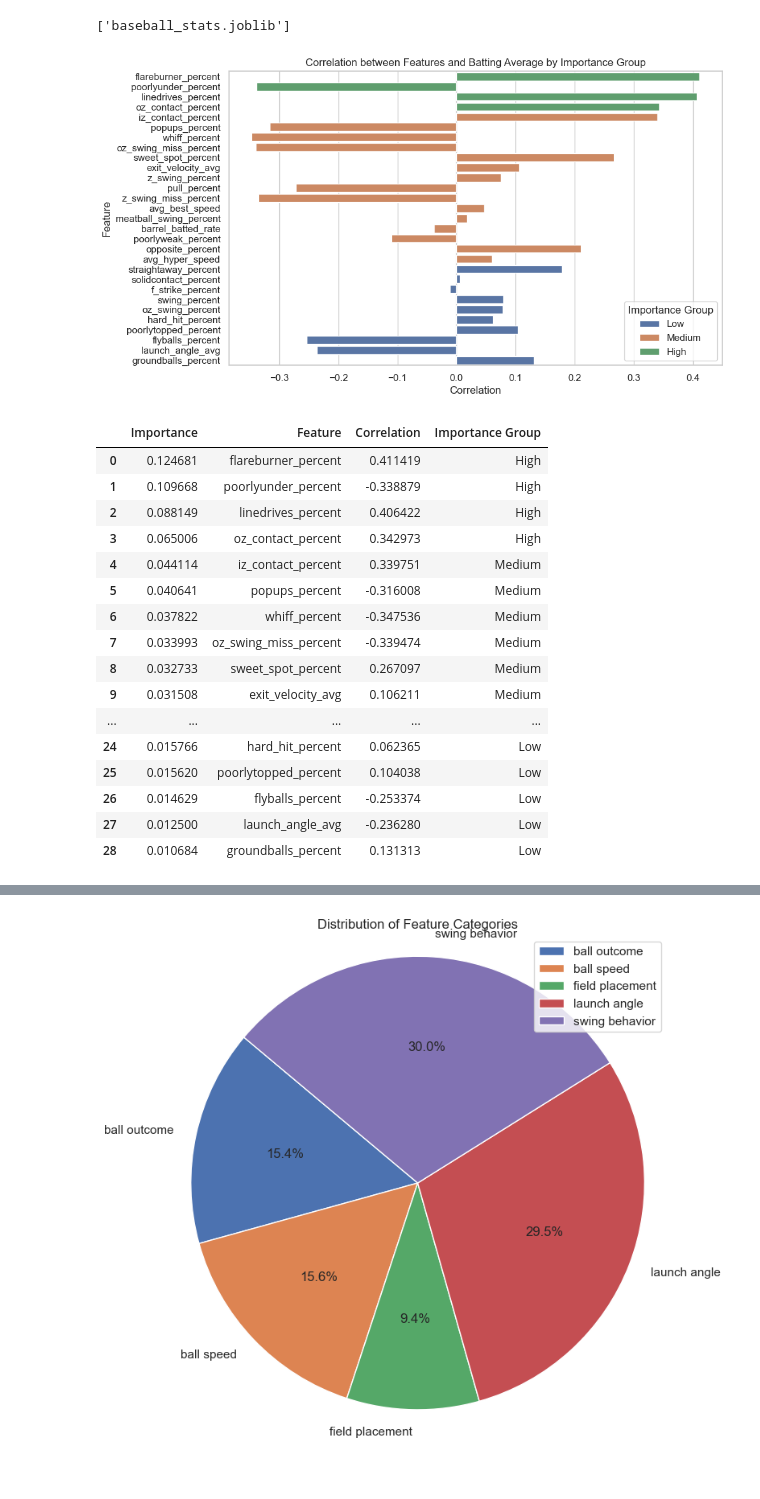
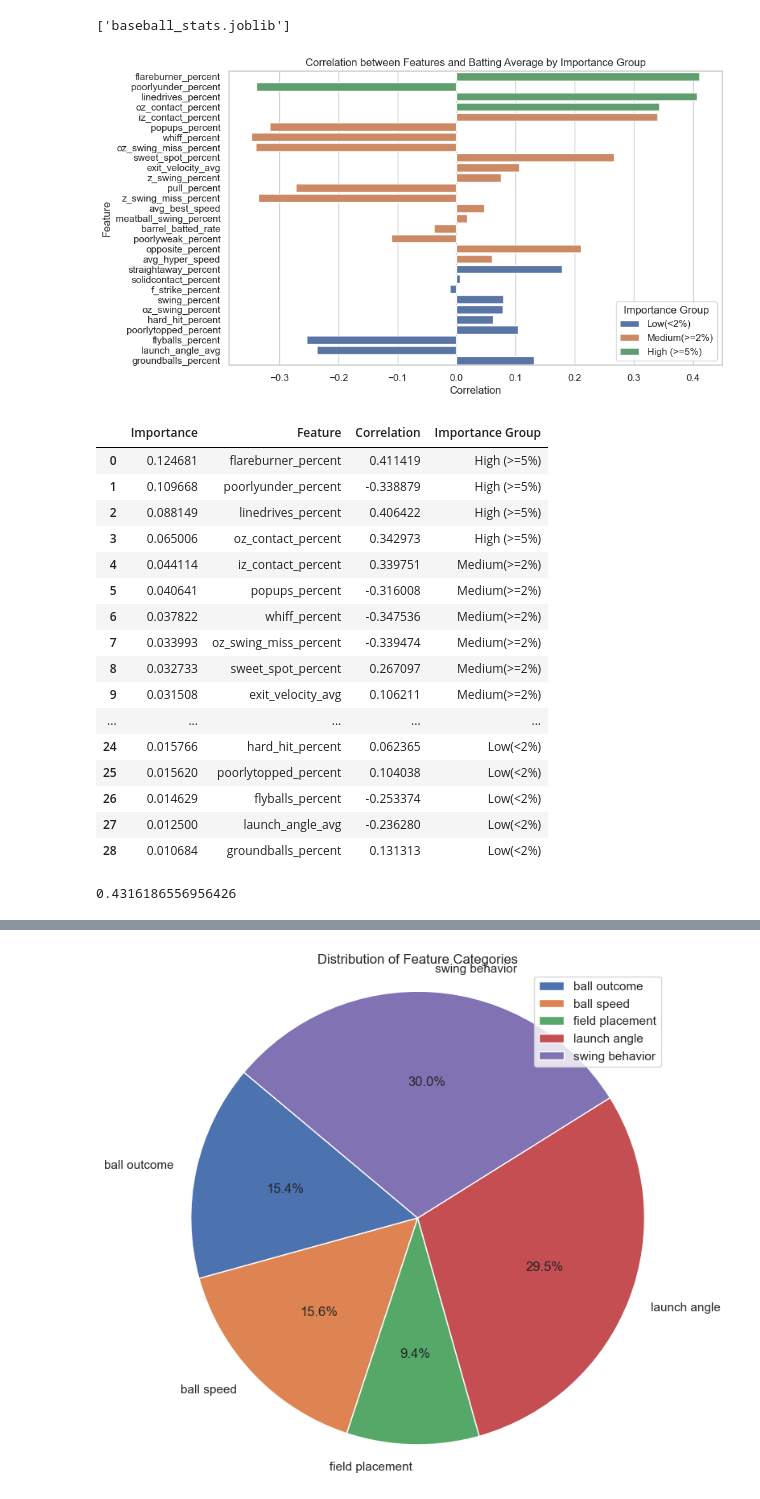
Before and after one commit to askarovamari/Project-4---Team-7, a Jupyter notebook: RandomForest.ipynb, the cells around one changed output, grey strips where cells are left out. Saved outputs shown, nothing was run; the diff lists cells and outputs as text; code cells hidden in the pictures.

```diff
--- a/RandomForest.ipynb
+++ b/RandomForest.ipynb
@@ -176,8 +150,3 @@ mean = mean_absolute_error(y_test, predictions)
 print("Mean", mean)
 # %% [output]
 Mean 0.016683321266968303
-# %%
-importances = rf_model.feature_importances_
-feature_names = X.columns
-feature_importances = sorted(zip(importances, feature_names), reverse=True)
-feature_importances
@@ -293,50 +213,58 @@ for feature in df_importance['Feature']:
 
 # Convert correlations into a DataFrame
 df_correlations = pd.DataFrame(correlations.items(), columns=['Feature', 'Correlation'])
 
 # Merge feature importance and correlation DataFrames
 df_merged = df_importance.merge(df_correlations, on='Feature')
 
 # Define thresholds for categorizing importance
 high_importance_threshold = 0.05
 low_importance_threshold = 0.02
 
 # Group features based on importance
 df_merged['Importance Group'] = pd.cut(df_merged['Importance'],
                                        bins=[-np.inf, low_importance_threshold, high_importance_threshold, np.inf],
-                                       labels=['Low', 'Medium', 'High'])
+                                       labels=['Low(<2%)', 'Medium(>=2%)', 'High (>=5%)'])
 
 # Plot
 sns.set(style="whitegrid")
 plt.figure(figsize=(10, 6))
 sns.barplot(x='Correlation', y='Feature', hue='Importance Group', data=df_merged)
 plt.title('Correlation between Features and Batting Average by Importance Group')
 plt.xlabel('Correlation')
 plt.ylabel('Feature')
 plt.legend(title='Importance Group')
 
 # Save the output image to the Resources folder
 output_path = 'Resources/correlation_feature_importance.png'
 plt.savefig(output_path, bbox_inches='tight')
 plt.show()
 df_merged
 # %% [output]
-[figure, old version]
+[figure, new version]
 |  | Importance | Feature | Correlation | Importance Group |
-| 0 | 0.124681 | flareburner_percent | 0.411419 | High |
-| 1 | 0.109668 | poorlyunder_percent | -0.338879 | High |
-| 2 | 0.088149 | linedrives_percent | 0.406422 | High |
-| 3 | 0.065006 | oz_contact_percent | 0.342973 | High |
-| 4 | 0.044114 | iz_contact_percent | 0.339751 | Medium |
-| 5 | 0.040641 | popups_percent | -0.316008 | Medium |
-| 6 | 0.037822 | whiff_percent | -0.347536 | Medium |
-| 7 | 0.033993 | oz_swing_miss_percent | -0.339474 | Medium |
-| 8 | 0.032733 | sweet_spot_percent | 0.267097 | Medium |
-| 9 | 0.031508 | exit_velocity_avg | 0.106211 | Medium |
+| 0 | 0.124681 | flareburner_percent | 0.411419 | High (>=5%) |
+| 1 | 0.109668 | poorlyunder_percent | -0.338879 | High (>=5%) |
+| 2 | 0.088149 | linedrives_percent | 0.406422 | High (>=5%) |
+| 3 | 0.065006 | oz_contact_percent | 0.342973 | High (>=5%) |
+| 4 | 0.044114 | iz_contact_percent | 0.339751 | Medium(>=2%) |
+| 5 | 0.040641 | popups_percent | -0.316008 | Medium(>=2%) |
+| 6 | 0.037822 | whiff_percent | -0.347536 | Medium(>=2%) |
+| 7 | 0.033993 | oz_swing_miss_percent | -0.339474 | Medium(>=2%) |
+| 8 | 0.032733 | sweet_spot_percent | 0.267097 | Medium(>=2%) |
+| 9 | 0.031508 | exit_velocity_avg | 0.106211 | Medium(>=2%) |
 | ... | ... | ... | ... | ... |
-| 24 | 0.015766 | hard_hit_percent | 0.062365 | Low |
-| 25 | 0.015620 | poorlytopped_percent | 0.104038 | Low |
-| 26 | 0.014629 | flyballs_percent | -0.253374 | Low |
-| 27 | 0.012500 | launch_angle_avg | -0.236280 | Low |
-| 28 | 0.010684 | groundballs_percent | 0.131313 | Low |
+| 24 | 0.015766 | hard_hit_percent | 0.062365 | Low(<2%) |
+| 25 | 0.015620 | poorlytopped_percent | 0.104038 | Low(<2%) |
+| 26 | 0.014629 | flyballs_percent | -0.253374 | Low(<2%) |
+| 27 | 0.012500 | launch_angle_avg | -0.236280 | Low(<2%) |
+| 28 | 0.010684 | groundballs_percent | 0.131313 | Low(<2%) |
+# %%
+#some summary statistics and also sum showing total importance disparity
+df_merged["Importance"].var()
+df_merged["Importance"].mean()
+df_merged["Importance"].std()
+df_merged.iloc[0:5, 0].sum()
+# %% [output]
+0.4316186556956426
 # %%
```
Also changed, not shown: parts of 19 cells of this notebook.
